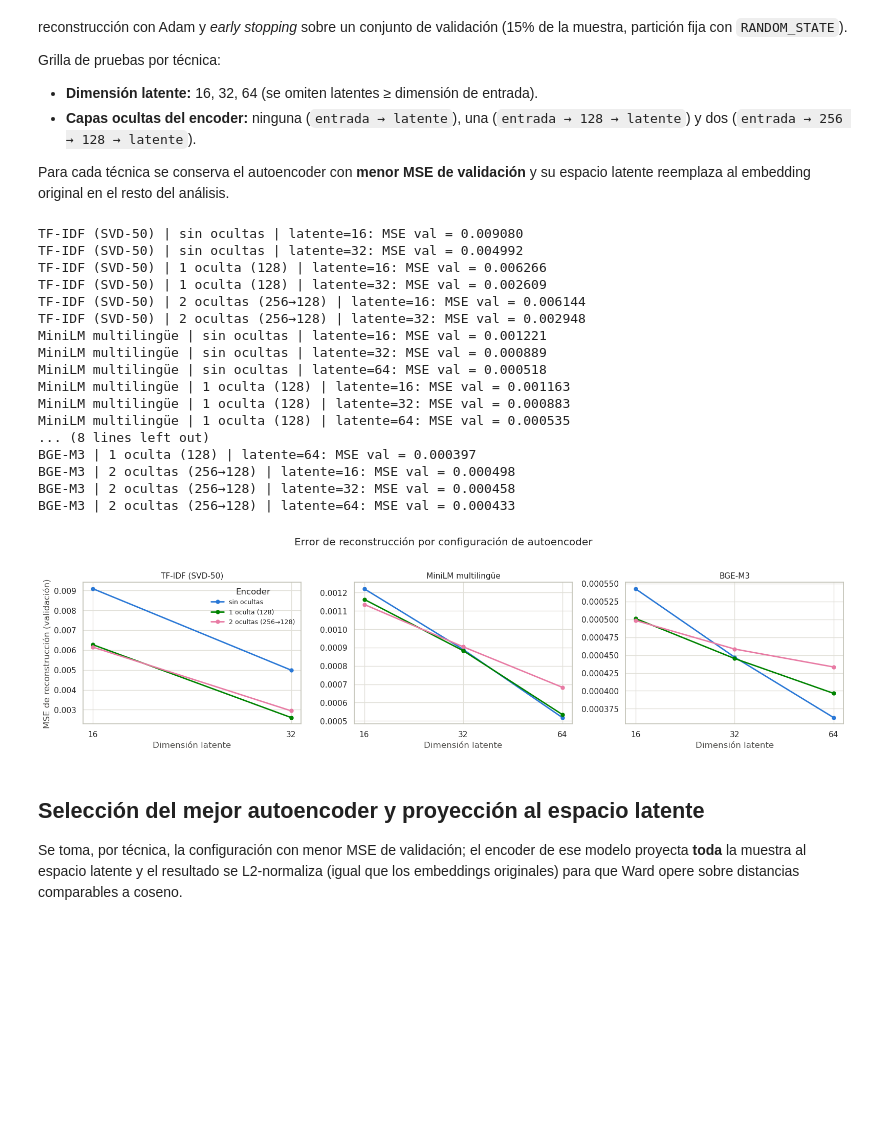
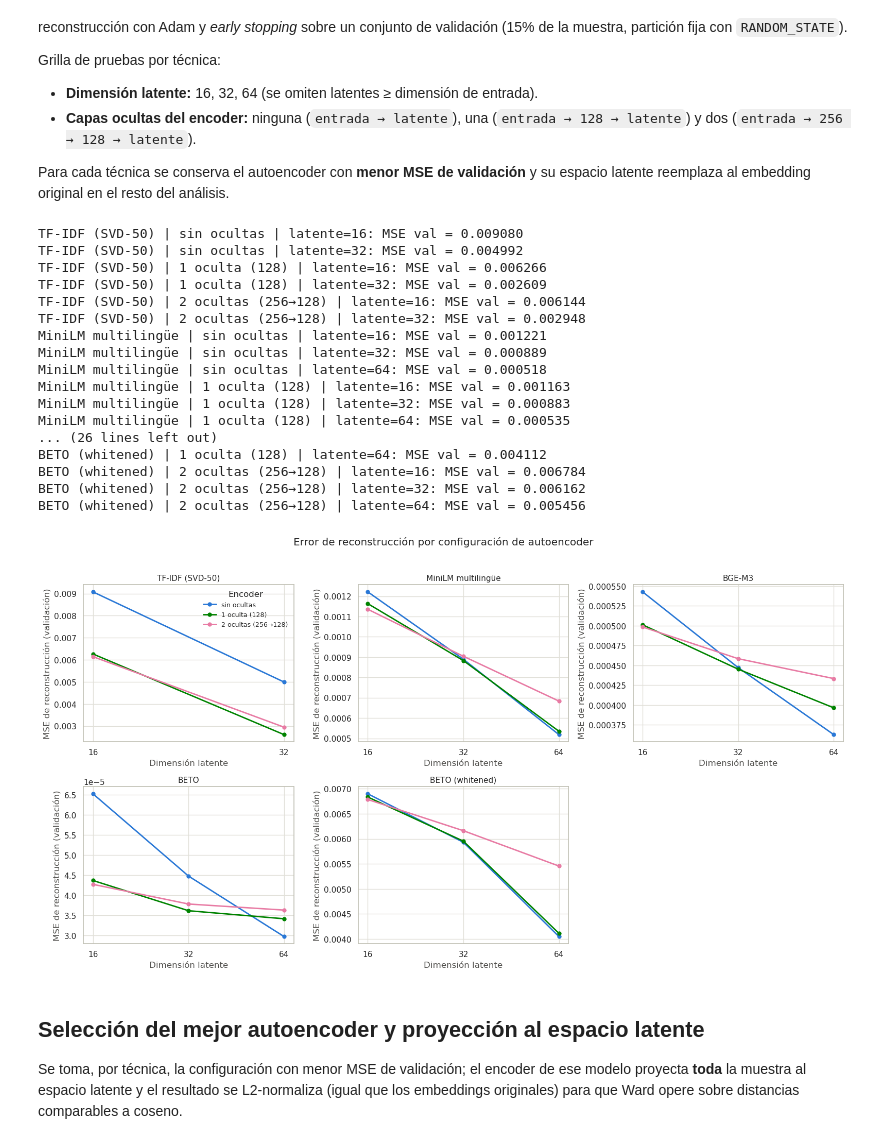
Before and after one commit to Pablouski7/clustering_n_rag_u_index, a Jupyter notebook: notebooks/hc_autoencoder.ipynb, the cells around one changed output. Drawn from its saved outputs; the diff is of its cells as text; code cells hidden in the pictures; blank space fills up the shorter version.

```diff
--- a/notebooks/hc_autoencoder.ipynb
+++ b/notebooks/hc_autoencoder.ipynb
@@ -34,13 +43,27 @@ from torch import nn
 
 sys.path.insert(0, str(Path.cwd().parent))
 
-PALETA = ["#2a78d6", "#008300", "#e87ba4"]
+PALETA = ["#2a78d6", "#008300", "#e87ba4", "#c9761a", "#7b5ea7"]
 sns.set_theme(style="whitegrid", palette=PALETA)
 plt.rcParams.update({"figure.dpi": 100, "axes.grid": True, "grid.color": "#e1e0d9",
                      "axes.edgecolor": "#c3c2b7", "axes.labelcolor": "#52514e"})
 RANDOM_STATE = 42
 DEVICE = "cuda" if torch.cuda.is_available() else "cpu"
 print(f"PyTorch {torch.__version__} — dispositivo: {DEVICE}")
+
+
+def rejilla(n: int, ancho: float = 5.3, alto: float = 4.5, ncols: int = 3):
+    """Rejilla de `n` paneles en `ncols` columnas; oculta los ejes sobrantes.
+
+    Con cinco técnicas una sola fila haría figuras de ~27 pulgadas de ancho,
+    ilegibles al renderizar; el envoltorio en filas mantiene el tamaño por panel.
+    """
+    nfilas = -(-n // ncols)
+    fig, axes = plt.subplots(nfilas, ncols, figsize=(ancho * ncols, alto * nfilas))
+    axes = np.atleast_1d(axes).ravel()
+    for ax in axes[n:]:
+        ax.set_visible(False)
+    return fig, axes[:n]
 # %% [output]
 PyTorch 2.13.0+cpu — dispositivo: cpu
 # %% [markdown]
@@ -104,11 +127,31 @@ emb_tfidf = TruncatedSVD(n_components=50, random_state=RANDOM_STATE).fit_transfo
 
 emb_st = np.load(EMB_DIR / "minilm_multilingual.npy")
 emb_bge = np.load(EMB_DIR / "bge_m3.npy")
+emb_beto = np.load(EMB_DIR / "beto.npy")
+
+N_COMP = 128
+
+
+def whitening(emb: np.ndarray, n_comp: int = N_COMP) -> np.ndarray:
+    """Centra y descorrelaciona `emb`, reteniendo las `n_comp` direcciones de mayor varianza.
+
+    Misma transformación que en `hc_clustering.ipynb`, para que la comparación
+    embedding original vs. latente sea sobre las mismas cinco representaciones.
+    """
+    mu = emb.mean(axis=0)
+    centrado = emb - mu
+    # SVD de la covarianza: U son las direcciones principales, s sus varianzas.
+    U, s, _ = np.linalg.svd(np.cov(centrado, rowvar=False))
+    W = U[:, :n_comp] / np.sqrt(s[:n_comp])  # Sigma^(-1/2) truncada
+    return centrado @ W
+
 
 embeddings = {
     "TF-IDF (SVD-50)": normalize(emb_tfidf),
     "MiniLM multilingüe": normalize(emb_st),
     "BGE-M3": normalize(emb_bge),
+    "BETO": normalize(emb_beto),
+    "BETO (whitened)": normalize(whitening(emb_beto)),
 }
 for nombre, emb in embeddings.items():
     print(f"{nombre}: {emb.shape}")
@@ -232,30 +277,30 @@ MiniLM multilingüe | sin ocultas | latente=64: MSE val = 0.000518
 MiniLM multilingüe | 1 oculta (128) | latente=16: MSE val = 0.001163
 MiniLM multilingüe | 1 oculta (128) | latente=32: MSE val = 0.000883
 MiniLM multilingüe | 1 oculta (128) | latente=64: MSE val = 0.000535
-... (8 lines left out)
-BGE-M3 | 1 oculta (128) | latente=64: MSE val = 0.000397
-BGE-M3 | 2 ocultas (256→128) | latente=16: MSE val = 0.000498
-BGE-M3 | 2 ocultas (256→128) | latente=32: MSE val = 0.000458
-BGE-M3 | 2 ocultas (256→128) | latente=64: MSE val = 0.000433
+... (26 lines left out)
+BETO (whitened) | 1 oculta (128) | latente=64: MSE val = 0.004112
+BETO (whitened) | 2 ocultas (256→128) | latente=16: MSE val = 0.006784
+BETO (whitened) | 2 ocultas (256→128) | latente=32: MSE val = 0.006162
+BETO (whitened) | 2 ocultas (256→128) | latente=64: MSE val = 0.005456
 # %%
-fig, axes = plt.subplots(1, 3, figsize=(16, 4.2), sharey=False)
+fig, axes = rejilla(len(embeddings), alto=4.2)
 for ax, nombre in zip(axes, embeddings):
     sub = pruebas_ae[pruebas_ae["tecnica"] == nombre]
     for color, (etiqueta_arq, g) in zip(PALETA, sub.groupby("arquitectura", sort=False)):
         ax.plot(g["dim_latente"], g["mse_val"], marker="o", markersize=5,
                 linewidth=2, color=color, label=etiqueta_arq)
     ax.set_title(nombre, fontsize=11)
     ax.set_xlabel("Dimensión latente")
+    ax.set_ylabel("MSE de reconstrucción (validación)")
     ax.set_xscale("log", base=2)
     ax.set_xticks(sorted(sub["dim_latente"].unique()))
     ax.get_xaxis().set_major_formatter(plt.ScalarFormatter())
-axes[0].set_ylabel("MSE de reconstrucción (validación)")
 axes[0].legend(frameon=False, fontsize=9, title="Encoder")
-plt.suptitle("Error de reconstrucción por configuración de autoencoder", y=1.03)
+plt.suptitle("Error de reconstrucción por configuración de autoencoder", y=1.02)
 plt.tight_layout()
 plt.show()
 # %% [output]
-[figure, old version]
+[figure, new version]
 # %% [markdown]
 ## Selección del mejor autoencoder y proyección al espacio latente
 
```
Also changed, not shown: parts of 16 cells of this notebook, 2 other files.
